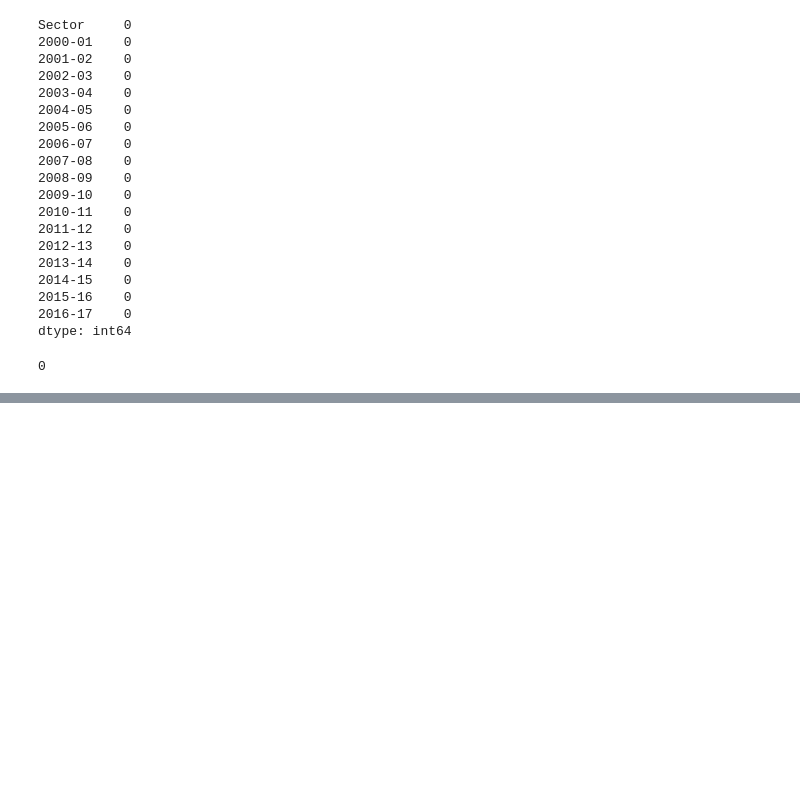
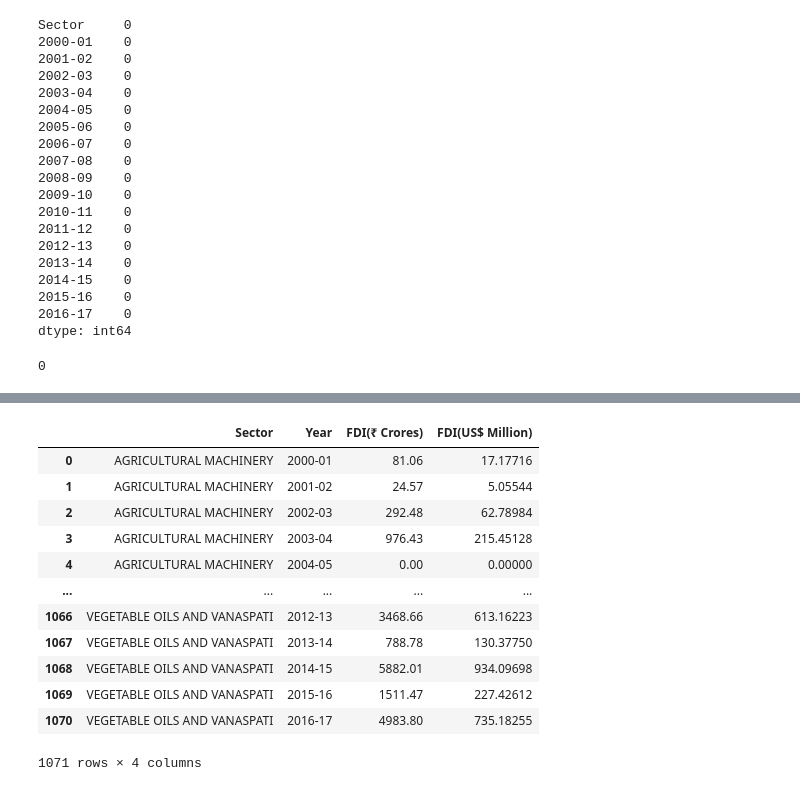
Before and after one commit to yash66gupta/FDI-Analysis, a Jupyter notebook: FDI_Analysis.ipynb, the cells around one changed output, grey strips where cells are left out. Cells and saved outputs as stored; diff of their text form; code cells hidden in the pictures; blank space fills up the shorter version.

```diff
--- a/FDI_Analysis.ipynb
+++ b/FDI_Analysis.ipynb
@@ -124,0 +222,18 @@ df.describe()
+# %%
+#Sorting the Sectors and Year columns
+Sorted = Merged.sort_values(['Sector','Year'], ignore_index=True)
+Sorted
+# %% [output]
+|  | Sector | Year | FDI(₹ Crores) | FDI(US$ Million) |
+| 0 | AGRICULTURAL MACHINERY | 2000-01 | 81.06 | 17.17716 |
+| 1 | AGRICULTURAL MACHINERY | 2001-02 | 24.57 | 5.05544 |
+| 2 | AGRICULTURAL MACHINERY | 2002-03 | 292.48 | 62.78984 |
+| 3 | AGRICULTURAL MACHINERY | 2003-04 | 976.43 | 215.45128 |
+| 4 | AGRICULTURAL MACHINERY | 2004-05 | 0.00 | 0.00000 |
+| ... | ... | ... | ... | ... |
+| 1066 | VEGETABLE OILS AND VANASPATI | 2012-13 | 3468.66 | 613.16223 |
+| 1067 | VEGETABLE OILS AND VANASPATI | 2013-14 | 788.78 | 130.37750 |
+| 1068 | VEGETABLE OILS AND VANASPATI | 2014-15 | 5882.01 | 934.09698 |
+| 1069 | VEGETABLE OILS AND VANASPATI | 2015-16 | 1511.47 | 227.42612 |
+| 1070 | VEGETABLE OILS AND VANASPATI | 2016-17 | 4983.80 | 735.18255 |
+1071 rows × 4 columns
```
Also changed, not shown: parts of 8 cells of this notebook.
